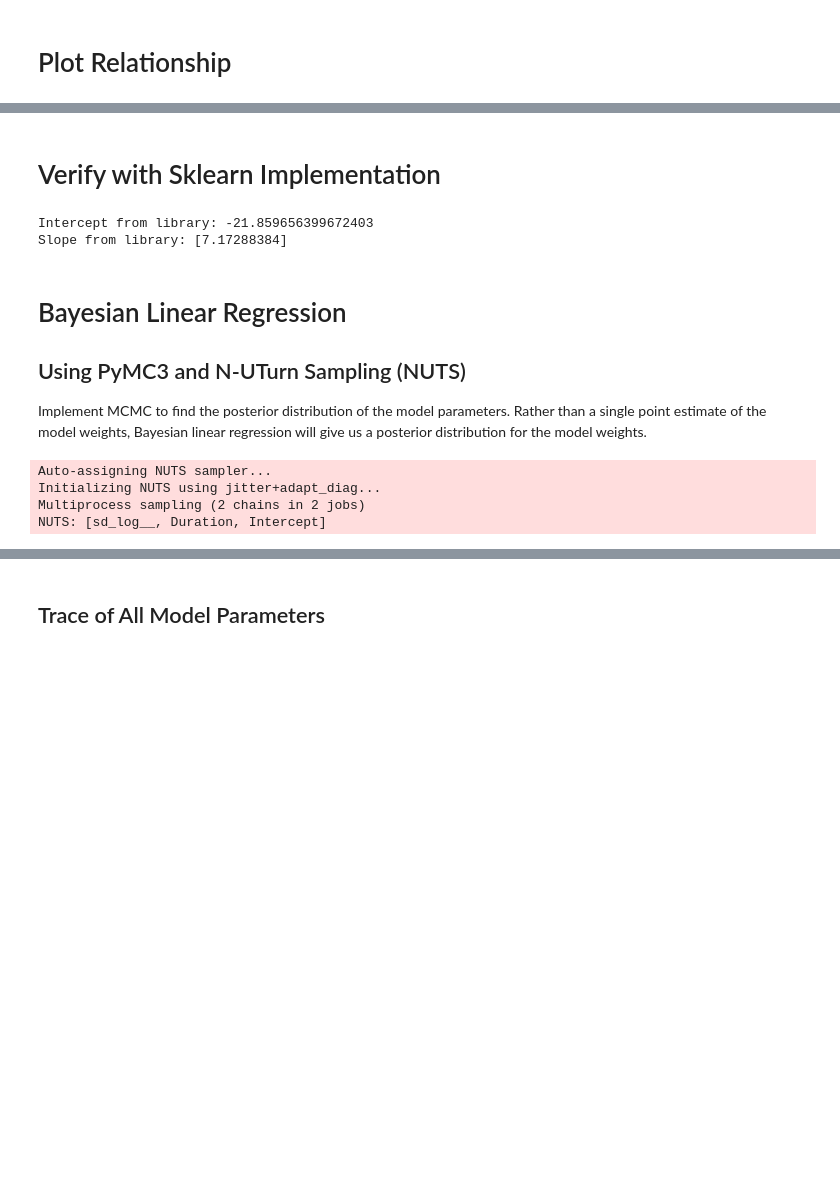
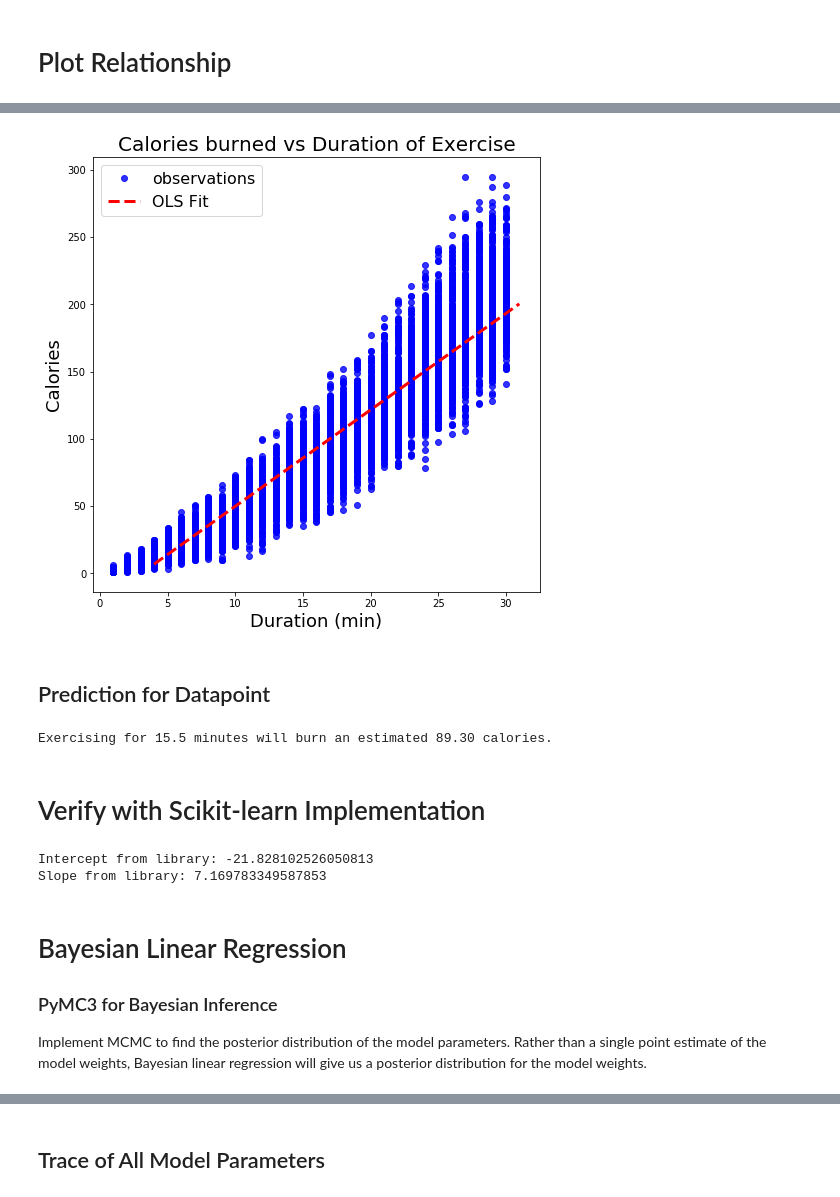
Before and after one commit to WillKoehrsen/Data-Analysis, a Jupyter notebook: bayesian_lr/Bayesian Linear Regression Demonstration.ipynb, the cells around one changed output, grey strips where cells are left out. Cells and saved outputs as stored; diff of their text form; code cells hidden in the pictures; blank space fills up the shorter version.

```diff
--- a/bayesian_lr/Bayesian Linear Regression Demonstration.ipynb
+++ b/bayesian_lr/Bayesian Linear Regression Demonstration.ipynb
@@ -56,19 +72,36 @@ Slope calculated by hand:  7.172883837907462
+# %%
+xs = np.linspace(4, 31, 1000)
+ys = by_hand_coefs[0] + by_hand_coefs[1] * xs
+
+plt.figure(figsize=(8, 8))
+plt.plot(df['Duration'], df['Calories'], 'bo', label = 'observations', alpha = 0.8);
+plt.xlabel('Duration (min)', size = 18); plt.ylabel('Calories', size = 18);
+plt.plot(xs, ys, 'r--', label = 'OLS Fit', linewidth = 3)
+plt.legend(prop={'size': 16})
+plt.title('Calories burned vs Duration of Exercise', size = 20);
+# %% [output]
+[figure, added]
+# %% [markdown]
+## Prediction for Datapoint
+# %%
+print('Exercising for 15.5 minutes will burn an estimated {:.2f} calories.'.format(
+    by_hand_coefs[0] + by_hand_coefs[1] * 15.5))
+# %% [output]
+Exercising for 15.5 minutes will burn an estimated 89.30 calories.
 # %% [markdown]
-# Verify with Sklearn Implementation
+# Verify with Scikit-learn Implementation
 # %%
-from sklearn.linear_model import LinearRegression
-
 # Create the model and fit on the data
 lr = LinearRegression()
 lr.fit(X.Duration.reshape(-1, 1), y)
 print('Intercept from library:', lr.intercept_)
-print('Slope from library:', lr.coef_)
+print('Slope from library:', lr.coef_[0])
 # %% [output]
-Intercept from library: -21.859656399672403
-Slope from library: [7.17288384]
+Intercept from library: -21.828102526050813
+Slope from library: 7.169783349587853
 # %% [markdown]
 # Bayesian Linear Regression
 
-## Using PyMC3 and N-UTurn Sampling (NUTS)
+### PyMC3 for Bayesian Inference
 
 Implement MCMC to find the posterior distribution of the model parameters. Rather than a single point estimate of the model weights, Bayesian linear regression will give us a posterior distribution for the model weights.
@@ -79,12 +107,0 @@ X_with_labels['Calories'] = y.values
-# %%
-with pm.Model() as linear_model:
-    # Use the formula syntax to specify equation
-    pm.GLM.from_formula('Calories ~ Duration', data = X_with_labels, family = pm.families.Normal())
-
-    # Sample from the posterior 1500 times with 500 burn-in steps
-    linear_trace = pm.sample(draws=1500, tune=500, chains=2, njobs=-1)
-# %% [output]
-Auto-assigning NUTS sampler...
-Initializing NUTS using jitter+adapt_diag...
-Multiprocess sampling (2 chains in 2 jobs)
-NUTS: [sd_log__, Duration, Intercept]
```
Also changed, not shown: parts of 29 cells of this notebook, 9 other files.
